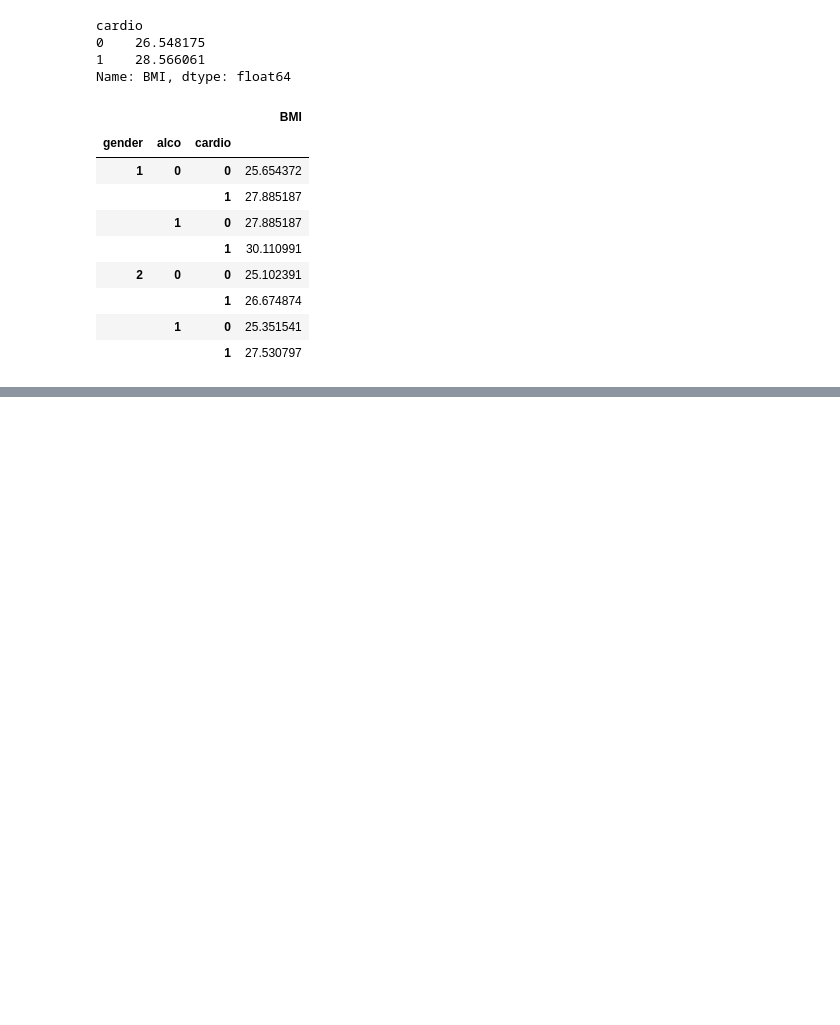
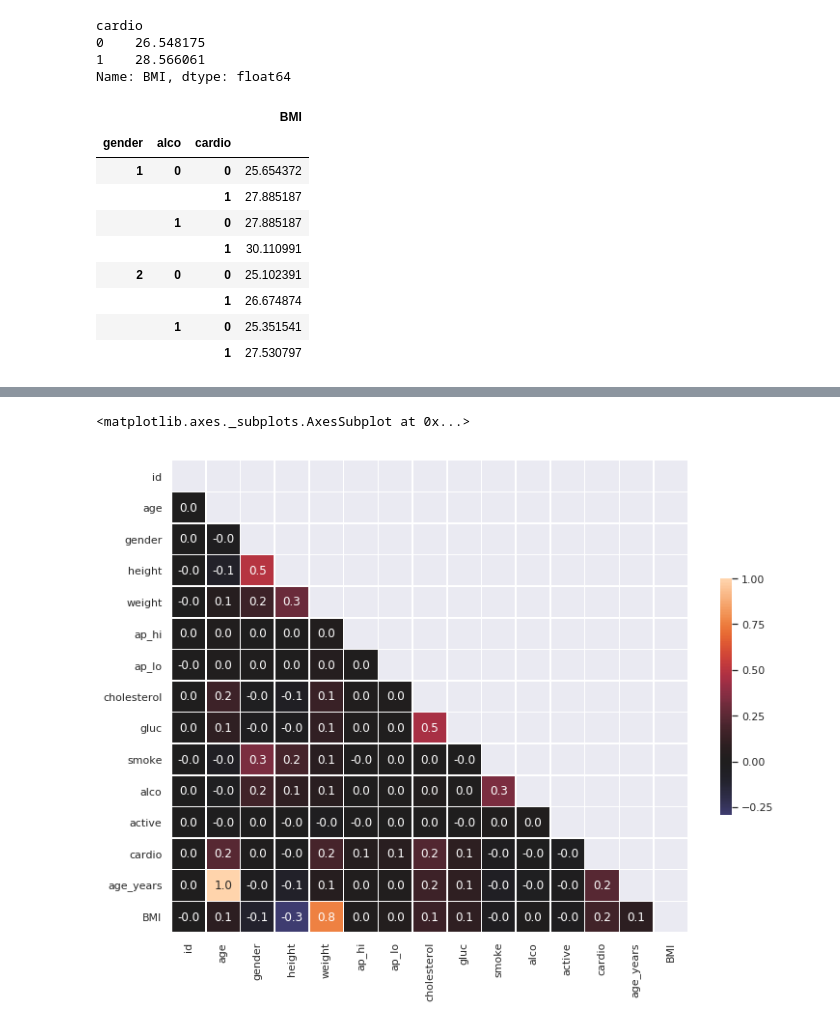
Before and after one commit to thamizhaiap/Exploratory-data-analysis, a Jupyter notebook: Cardiovascular disease EDA/2_Cardio vascular disease_EDA.ipynb, the cells around one changed output, grey strips where cells are left out. Cells and saved outputs as stored; diff of their text form; code cells hidden in the pictures; blank space fills up the shorter version.

```diff
--- a/Cardiovascular disease EDA/2_Cardio vascular disease_EDA.ipynb
+++ b/Cardiovascular disease EDA/2_Cardio vascular disease_EDA.ipynb
@@ -266,0 +320,28 @@ df.groupby(['gender','alco','cardio'])['BMI'].median().to_frame()
+# %%
+# Tune the visual settings for figures in `seaborn`
+sns.set_context(
+    "notebook",
+    font_scale=1.5,
+    rc={
+        "figure.figsize": (11, 8),
+        "axes.titlesize": 25
+    }
+)
+
+from matplotlib import rcParams
+rcParams['figure.figsize'] = 11, 8
+# %%
+sns.set()
+corr = df.corr()
+
+# Create a mask to hide the upper triangle of the correlation matrix (which is symmetric)
+mask = np.zeros_like(corr, dtype=np.bool)
+mask[np.triu_indices_from(mask)] = True
+
+
+
+f, ax = plt.subplots(figsize=(12,9))
+sns.heatmap(corr, annot=True, center=0, mask=mask, fmt='.1f', vmax=1,linewidths=0.5, cbar_kws={"shrink": .5})
+# %% [output]
+<matplotlib.axes._subplots.AxesSubplot at 0x...>
+[figure, added]
```
Also changed, not shown: parts of 13 cells of this notebook.
